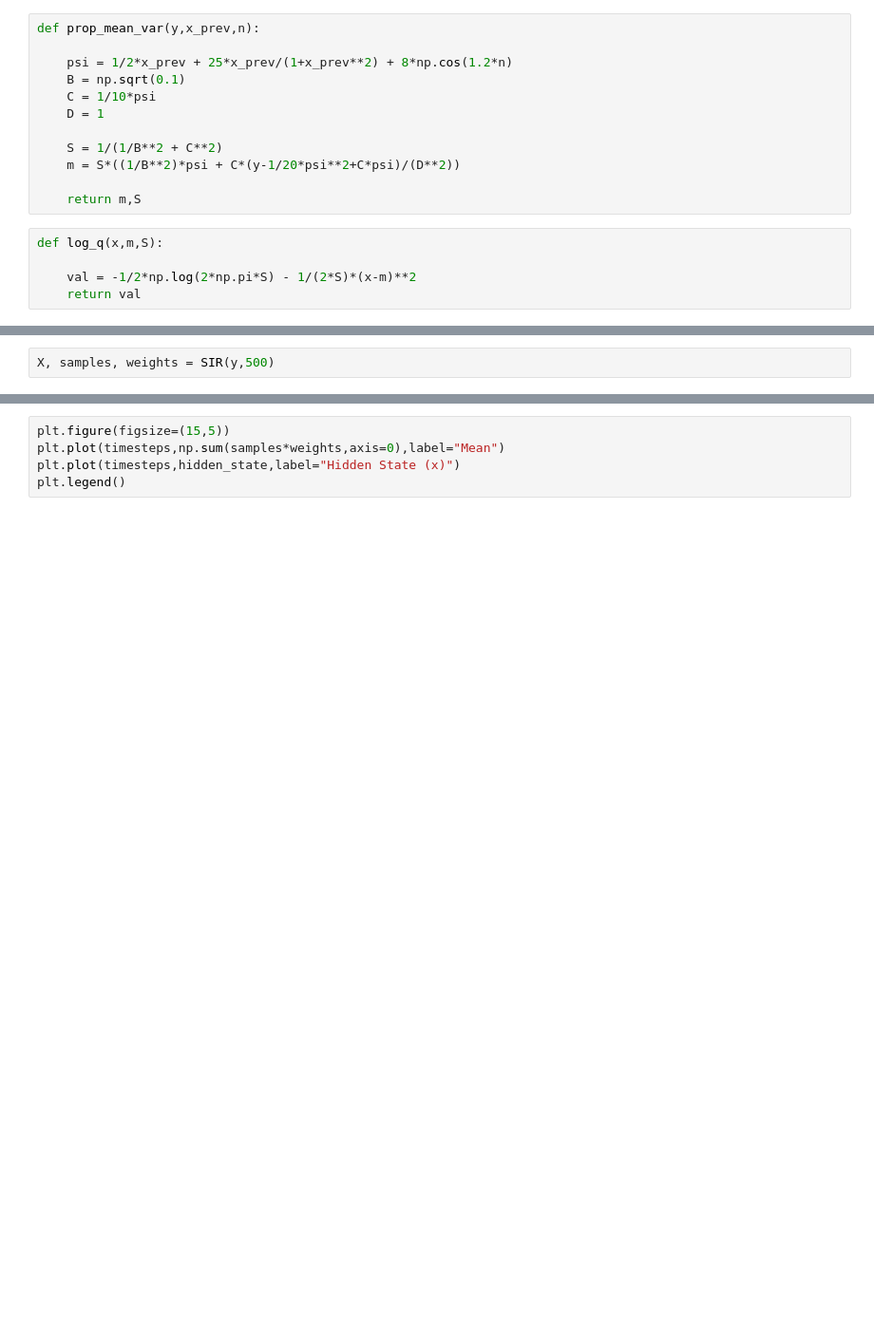
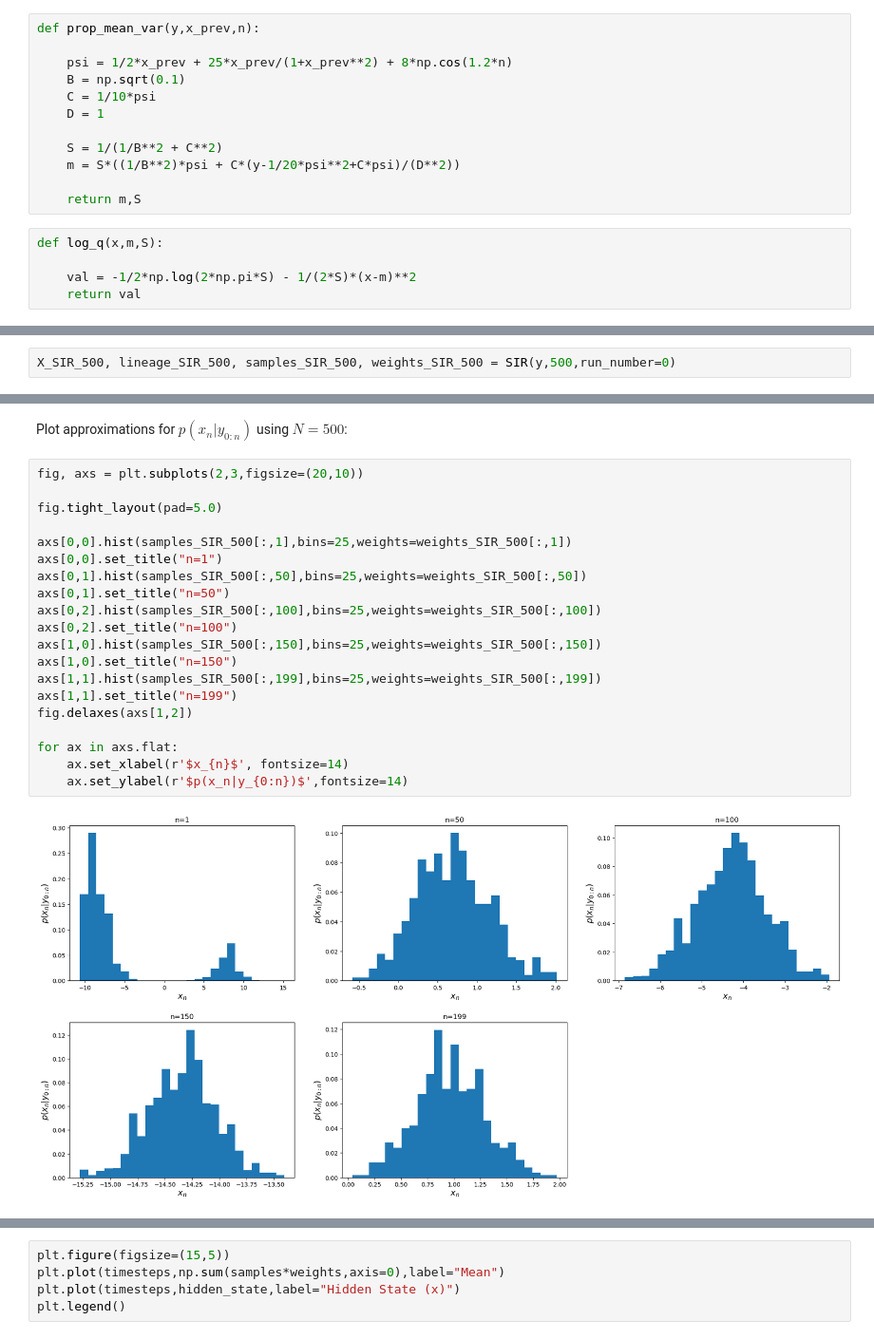
Before and after one commit to Gautam-Chauhan/Advanced-Simulation-Coursework, a Jupyter notebook: Q1.ipynb, the cells around one changed output, grey strips where cells are left out. Shown at 95% size. Cells and saved outputs as stored; diff of their text form; blank space fills up the shorter version.

```diff
--- a/Q1.ipynb
+++ b/Q1.ipynb
@@ -187,2 +197,2 @@ def SIR(y,N):
 # %%
-X, samples, weights = SIR(y,500)
+X_SIR_500, lineage_SIR_500, samples_SIR_500, weights_SIR_500 = SIR(y,500,run_number=0)
@@ -209,0 +274,24 @@ plt.hist(sample_200,bins=25,weights=weight_200)
+# %% [markdown]
+Plot approximations for $p(x_n|y_{0:n})$ using $N=500$:
+# %%
+fig, axs = plt.subplots(2,3,figsize=(20,10))
+
+fig.tight_layout(pad=5.0)
+
+axs[0,0].hist(samples_SIR_500[:,1],bins=25,weights=weights_SIR_500[:,1])
+axs[0,0].set_title("n=1")
+axs[0,1].hist(samples_SIR_500[:,50],bins=25,weights=weights_SIR_500[:,50])
+axs[0,1].set_title("n=50")
+axs[0,2].hist(samples_SIR_500[:,100],bins=25,weights=weights_SIR_500[:,100])
+axs[0,2].set_title("n=100")
+axs[1,0].hist(samples_SIR_500[:,150],bins=25,weights=weights_SIR_500[:,150])
+axs[1,0].set_title("n=150")
+axs[1,1].hist(samples_SIR_500[:,199],bins=25,weights=weights_SIR_500[:,199])
+axs[1,1].set_title("n=199")
+fig.delaxes(axs[1,2])
+
+for ax in axs.flat:
+    ax.set_xlabel(r'$x_{n}$', fontsize=14)
+    ax.set_ylabel(r'$p(x_n|y_{0:n})$',fontsize=14)
+# %% [output]
+[figure, added]
```
Also changed, not shown: parts of 66 cells of this notebook.
